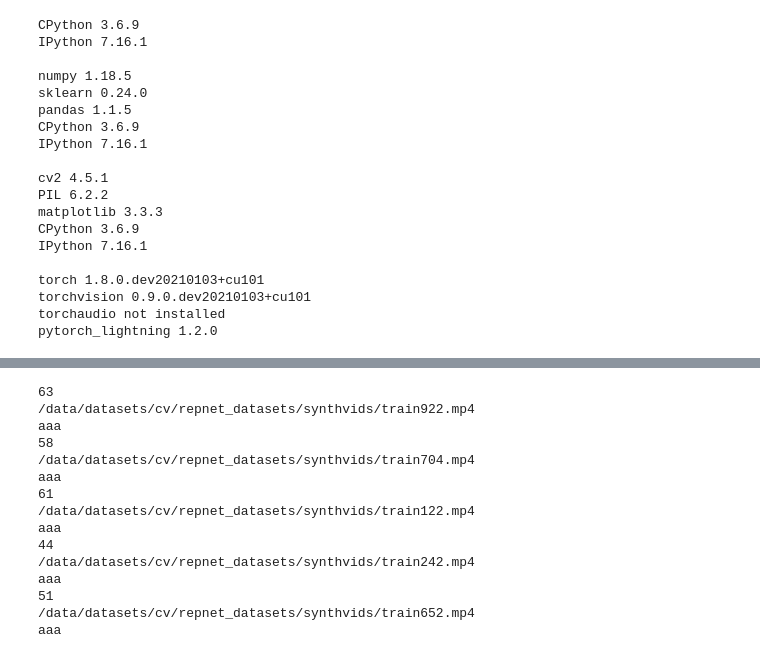
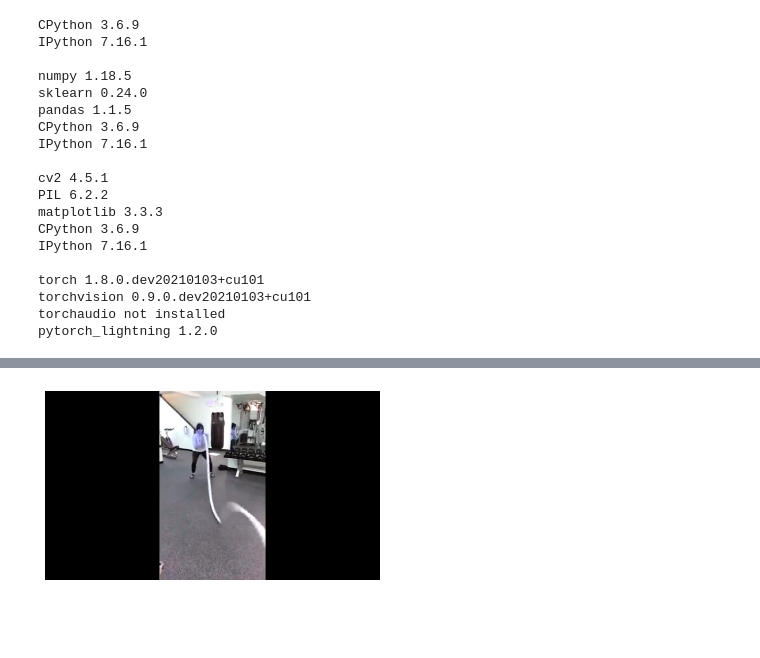
Before and after one commit to qrsforever/hzcsnote, a Jupyter notebook: erlangai/repnet/repnet_dataset.ipynb, the cells around one changed output, grey strips where cells are left out. Drawn from its saved outputs; the diff is of its cells as text; code cells hidden in the pictures; blank space fills up the shorter version.

```diff
--- a/erlangai/repnet/repnet_dataset.ipynb
+++ b/erlangai/repnet/repnet_dataset.ipynb
@@ -266,19 +115,0 @@ trainDatasetC = getCombinedDataset(f'{DATASET_ROOT}/countix/countix_train.csv',
-# %%
-for a in trainDatasetC:
-    print('aaa')
-# %% [output]
-63
-/data/datasets/cv/repnet_datasets/synthvids/train922.mp4
-aaa
-58
-/data/datasets/cv/repnet_datasets/synthvids/train704.mp4
-aaa
-61
-/data/datasets/cv/repnet_datasets/synthvids/train122.mp4
-aaa
-44
-/data/datasets/cv/repnet_datasets/synthvids/train242.mp4
-aaa
-51
-/data/datasets/cv/repnet_datasets/synthvids/train652.mp4
-aaa
@@ -284,0 +219,15 @@ aaa
+# %%
+test_dataset = CountixSynthDataset(DATASET_ROOT, 'test')
+X, y1, y2, y3 = next(iter(test_dataset))
+# %%
+fig = plt.figure()
+plt.axis('off')
+frames = []
+for img in test_dataset.final_frames:
+    frames.append([plt.imshow(img)])
+anim = animation.ArtistAnimation(
+    fig, frames, interval=50, blit=True,
+    repeat_delay=1000)
+HTML(anim.to_html5_video())
+# %% [output]
+[figure, added]
```
Also changed, not shown: parts of 6 cells of this notebook, 1 other file.
